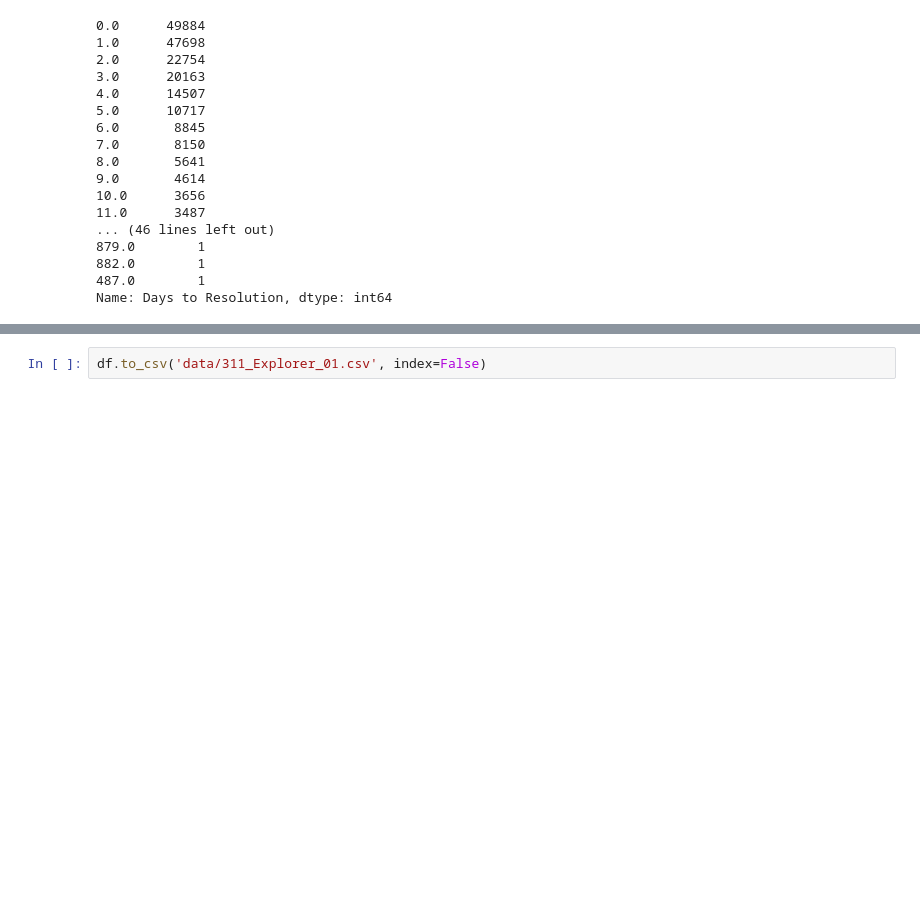
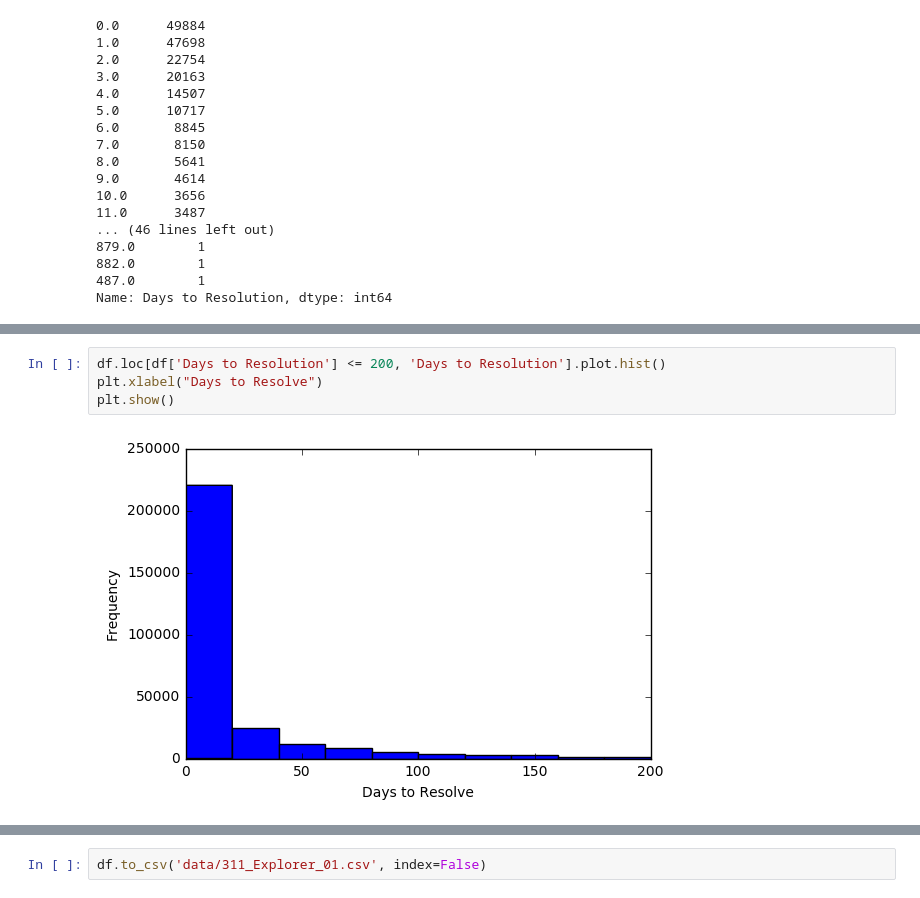
Before and after one commit to k----n/yeg311DataMining, a Jupyter notebook: dataExploration[01].ipynb, the cells around one changed output, grey strips where cells are left out. Cells and saved outputs as stored; diff of their text form; blank space fills up the shorter version.

```diff
--- a/dataExploration[01].ipynb
+++ b/dataExploration[01].ipynb
@@ -452,0 +580,6 @@ df['Calendar Year Closed'] = df['Date Closed'].dt.year
+# %%
+df.loc[df['Days to Resolution'] <= 200, 'Days to Resolution'].plot.hist()
+plt.xlabel("Days to Resolve")
+plt.show()
+# %% [output]
+[figure, added]
```
Also changed, not shown: parts of 18 cells of this notebook, 45 other files.
